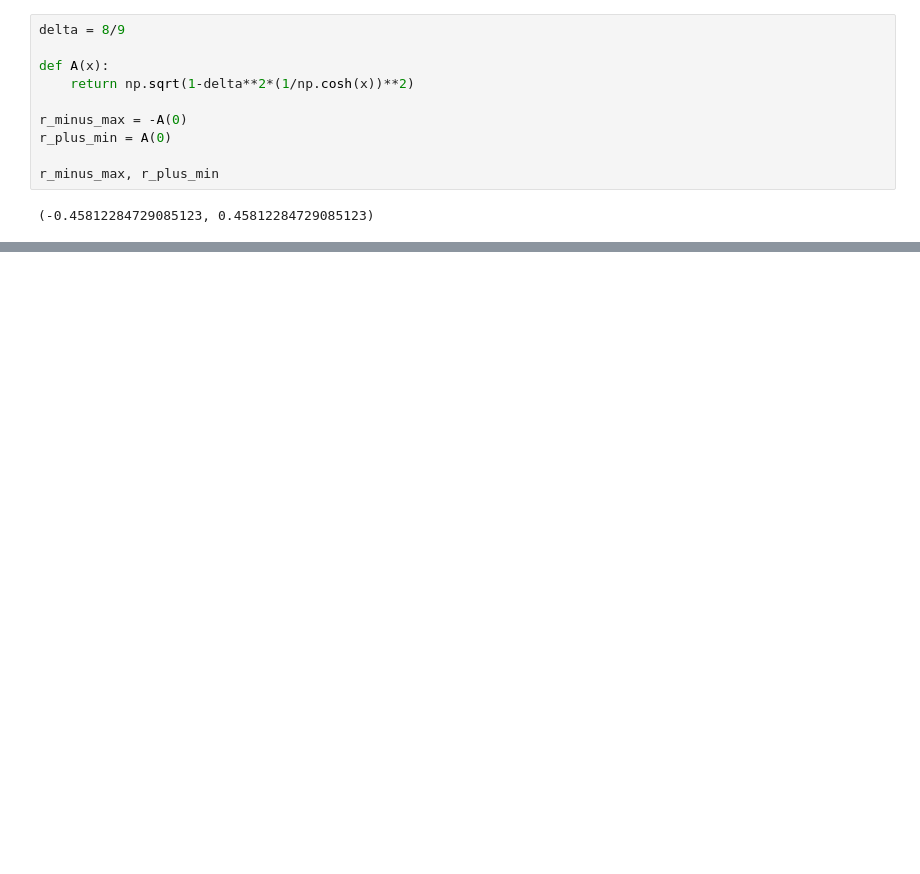
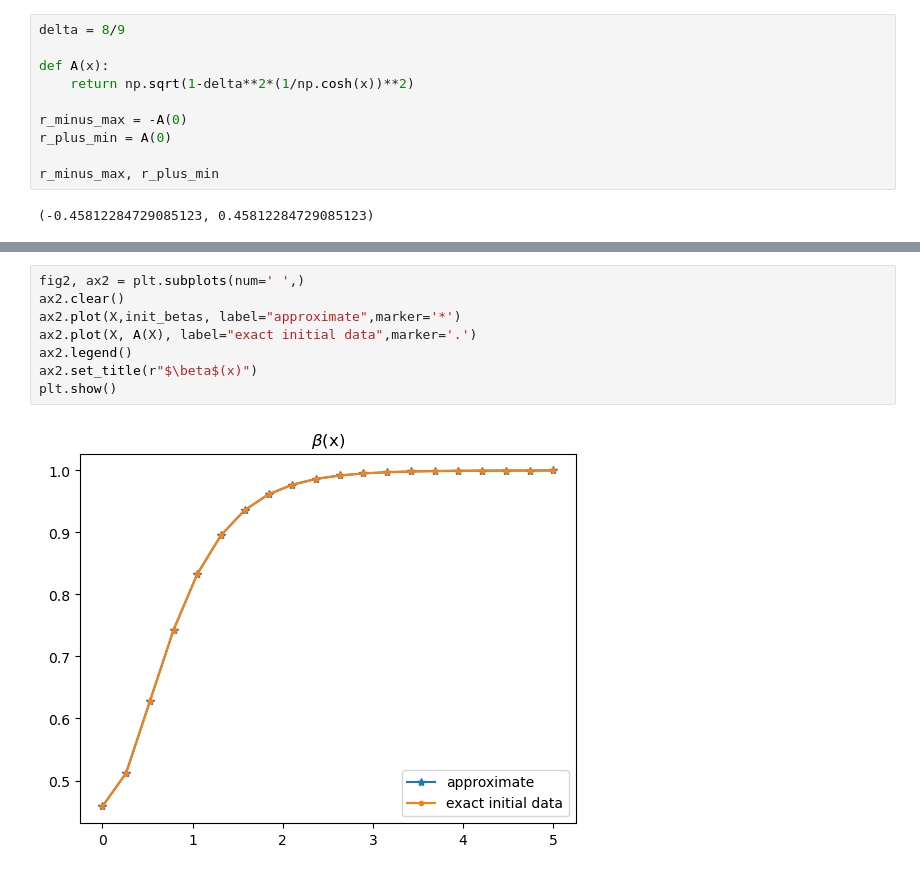
Before and after one commit to infiniteplane/dNLS, a Jupyter notebook: special-initial-condition.ipynb, the cells around one changed output, grey strips where cells are left out. Drawn from its saved outputs; the diff is of its cells as text; blank space fills up the shorter version.

```diff
--- a/special-initial-condition.ipynb
+++ b/special-initial-condition.ipynb
@@ -94,0 +138,10 @@ array([9.37162654, 9.48624789])
+# %%
+fig2, ax2 = plt.subplots(num=' ',)
+ax2.clear()
+ax2.plot(X,init_betas, label="approximate",marker='*')
+ax2.plot(X, A(X), label="exact initial data",marker='.')
+ax2.legend()
+ax2.set_title(r"$\beta$(x)")
+plt.show()
+# %% [output]
+[figure, added]
```
Also changed, not shown: parts of 12 cells of this notebook.
